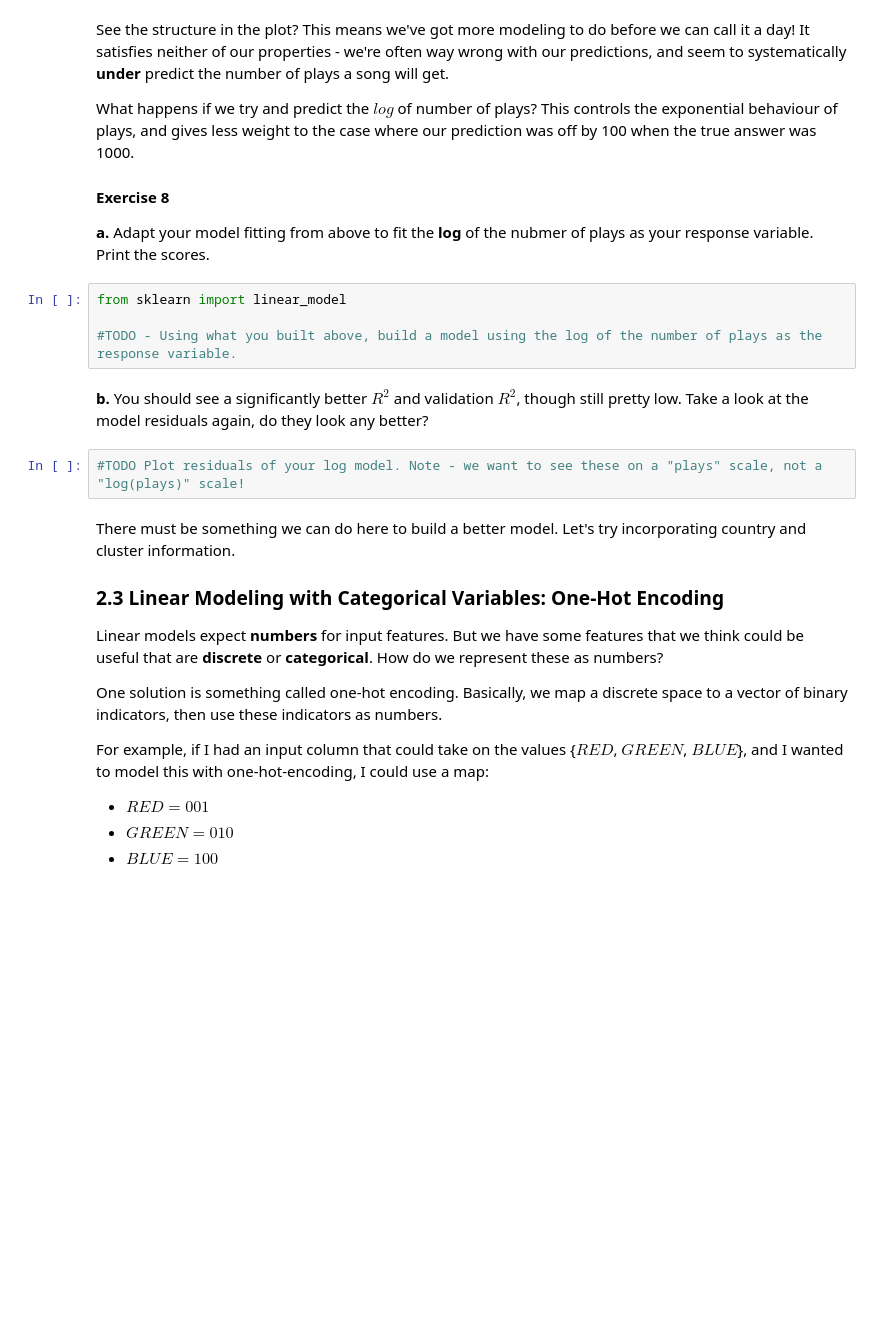
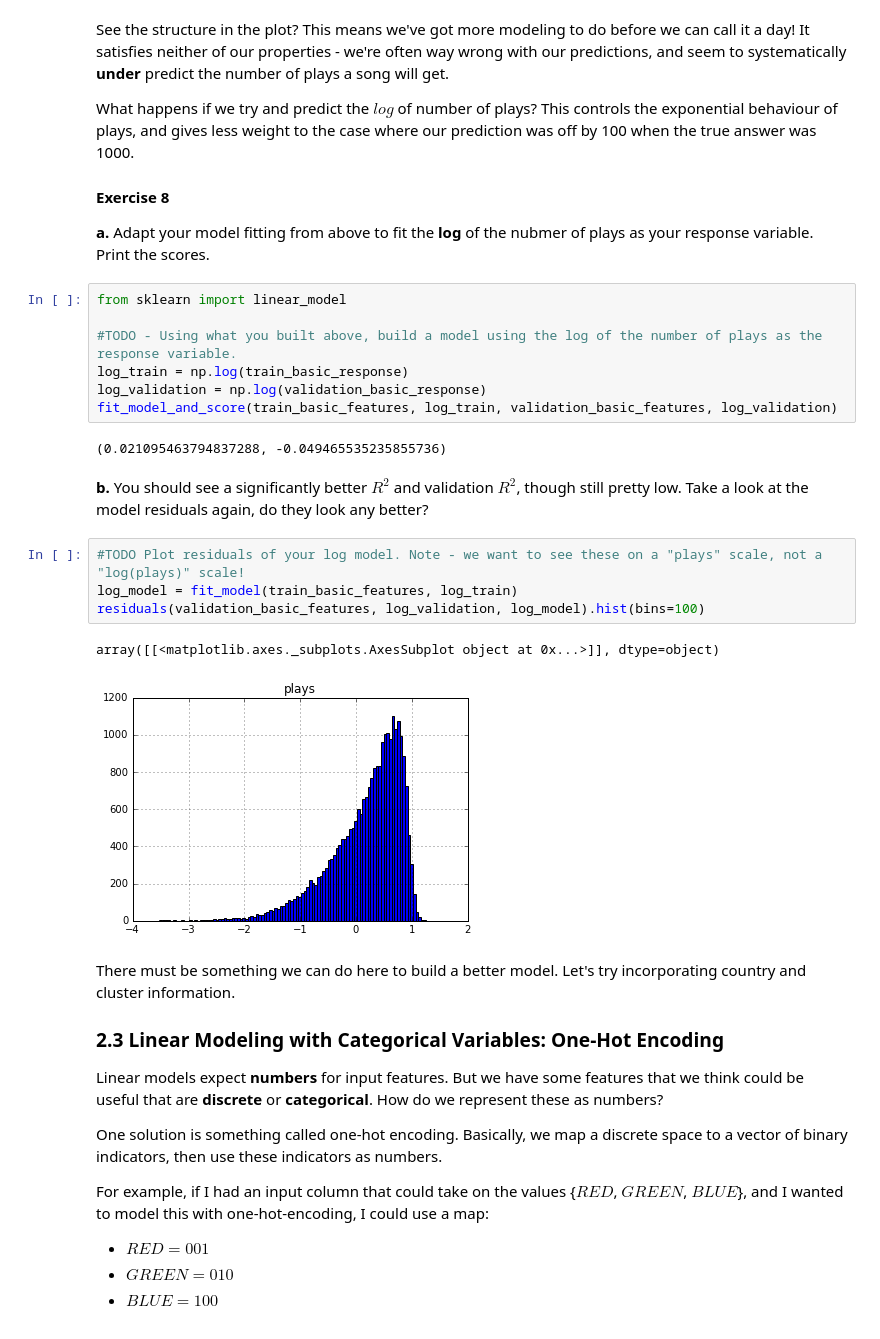
Before and after one commit to anshullahoti/Intro-Data-Science, a Jupyter notebook: Unit3-Regression-Classification-Clustering/Homework3/HW3.ipynb, the cells around one changed output. Saved outputs shown, nothing was run; the diff lists cells and outputs as text; blank space fills up the shorter version.

```diff
--- a/Unit3-Regression-Classification-Clustering/Homework3/HW3.ipynb
+++ b/Unit3-Regression-Classification-Clustering/Homework3/HW3.ipynb
@@ -510,10 +621,20 @@ What happens if we try and predict the $log$ of number of plays? This controls t
 from sklearn import linear_model
 
 #TODO - Using what you built above, build a model using the log of the number of plays as the response variable.
+log_train = np.log(train_basic_response)
+log_validation = np.log(validation_basic_response)
+fit_model_and_score(train_basic_features, log_train, validation_basic_features, log_validation)
+# %% [output]
+(0.021095463794837288, -0.049465535235855736)
 # %% [markdown]
 **b.** You should see a significantly better $R^2$ and validation $R^2$, though still pretty low. Take a look at the model residuals again, do they look any better?
 # %%
 #TODO Plot residuals of your log model. Note - we want to see these on a "plays" scale, not a "log(plays)" scale!
+log_model = fit_model(train_basic_features, log_train)
+residuals(validation_basic_features, log_validation, log_model).hist(bins=100)
+# %% [output]
+array([[<matplotlib.axes._subplots.AxesSubplot object at 0x...>]], dtype=object)
+[figure, added]
 # %% [markdown]
 There must be something we can do here to build a better model. Let's try incorporating country and cluster information.
 
```
Also changed, not shown: parts of 44 cells of this notebook.
